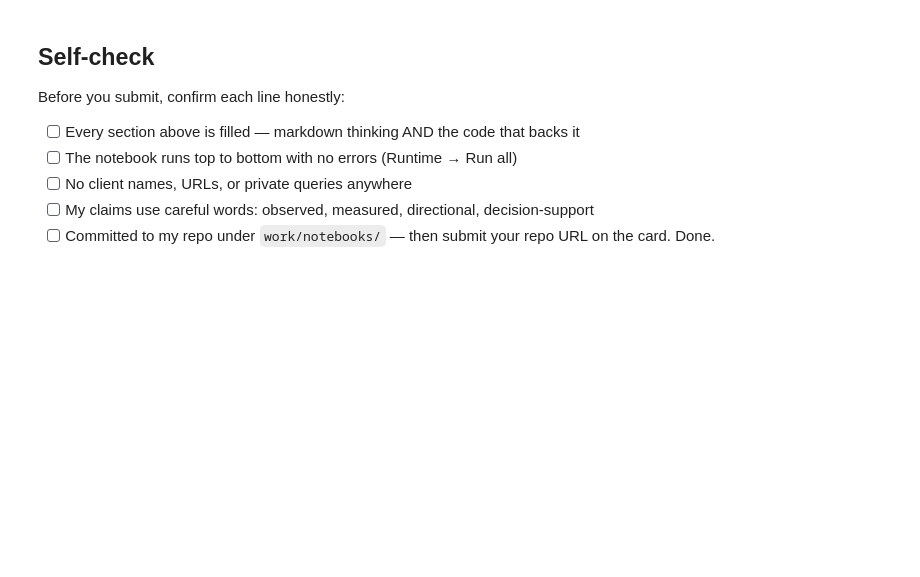
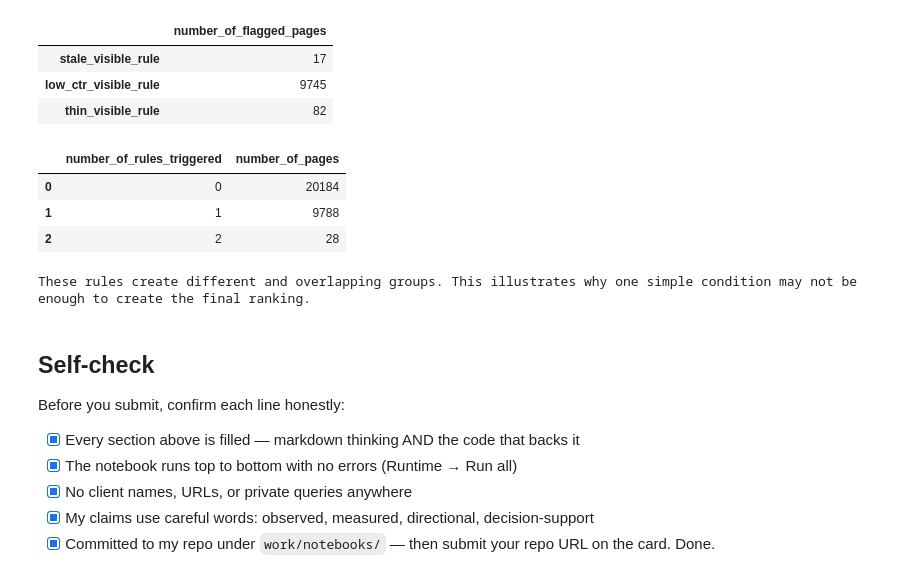
Before and after one commit to Mahid-Imran/flyrank-ml-internship-mahid-assignment2, a Jupyter notebook: work/notebooks/w02_ml_task_framing.ipynb, the cells around one changed output. Cells and saved outputs as stored; diff of their text form; code cells hidden in the pictures; blank space fills up the shorter version.

Commit message:
Complete ML task framing notebook

```diff
--- a/work/notebooks/w02_ml_task_framing.ipynb
+++ b/work/notebooks/w02_ml_task_framing.ipynb
@@ -44,10 +283,74 @@ This skeleton is yours to fill. Work the sections **in order** — each one has
+# %%
+# Create several understandable rule flags.
+lane_df["stale_visible_rule"] = (
+    (lane_df["days_since_last_update"] >= 180) &
+    (lane_df["impressions_90d"] >= 500)
+)
+
+lane_df["low_ctr_visible_rule"] = (
+    (lane_df["impressions_90d"] >= 500) &
+    (lane_df["avg_position"].between(1, 20)) &
+    (lane_df["ctr"] < 0.5)
+)
+
+lane_df["thin_visible_rule"] = (
+    (lane_df["word_count"] > 0) &
+    (lane_df["word_count"] < 1200) &
+    (lane_df["impressions_90d"] >= 250)
+)
+
+rule_columns = [
+    "stale_visible_rule",
+    "low_ctr_visible_rule",
+    "thin_visible_rule"
+]
+
+rule_counts = (
+    lane_df[rule_columns]
+    .sum()
+    .rename("number_of_flagged_pages")
+    .to_frame()
+)
+
+display(rule_counts)
+
+# Show how often the separate rules overlap.
+lane_df["number_of_rules_triggered"] = (
+    lane_df[rule_columns].sum(axis=1)
+)
+
+rule_overlap = (
+    lane_df["number_of_rules_triggered"]
+    .value_counts()
+    .sort_index()
+    .rename_axis("number_of_rules_triggered")
+    .reset_index(name="number_of_pages")
+)
+
+display(rule_overlap)
+
+print(
+    "These rules create different and overlapping groups. "
+    "This illustrates why one simple condition may not be "
+    "enough to create the final ranking."
+)
+# %% [output]
+|  | number_of_flagged_pages |
+| stale_visible_rule | 17 |
+| low_ctr_visible_rule | 9745 |
+| thin_visible_rule | 82 |
+|  | number_of_rules_triggered | number_of_pages |
+| 0 | 0 | 20184 |
+| 1 | 1 | 9788 |
+| 2 | 2 | 28 |
+These rules create different and overlapping groups. This illustrates why one simple condition may not be enough to create the final ranking.
 # %% [markdown]
 ## Self-check
 
 Before you submit, confirm each line honestly:
 
-- [ ] Every section above is filled — markdown thinking AND the code that backs it
-- [ ] The notebook runs top to bottom with no errors (Runtime → Run all)
-- [ ] No client names, URLs, or private queries anywhere
-- [ ] My claims use careful words: observed, measured, directional, decision-support
-- [ ] Committed to my repo under `work/notebooks/` — then submit your repo URL on the card. Done.
+- [x] Every section above is filled — markdown thinking AND the code that backs it
+- [x] The notebook runs top to bottom with no errors (Runtime → Run all)
+- [x] No client names, URLs, or private queries anywhere
+- [x] My claims use careful words: observed, measured, directional, decision-support
+- [x] Committed to my repo under `work/notebooks/` — then submit your repo URL on the card. Done.
```
Also changed, not shown: parts of 20 cells of this notebook.
